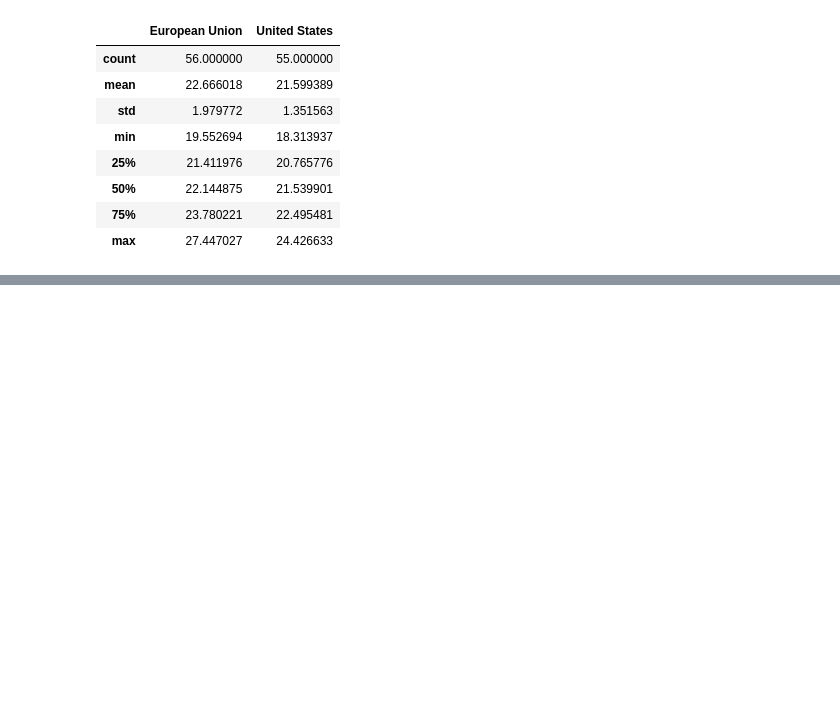
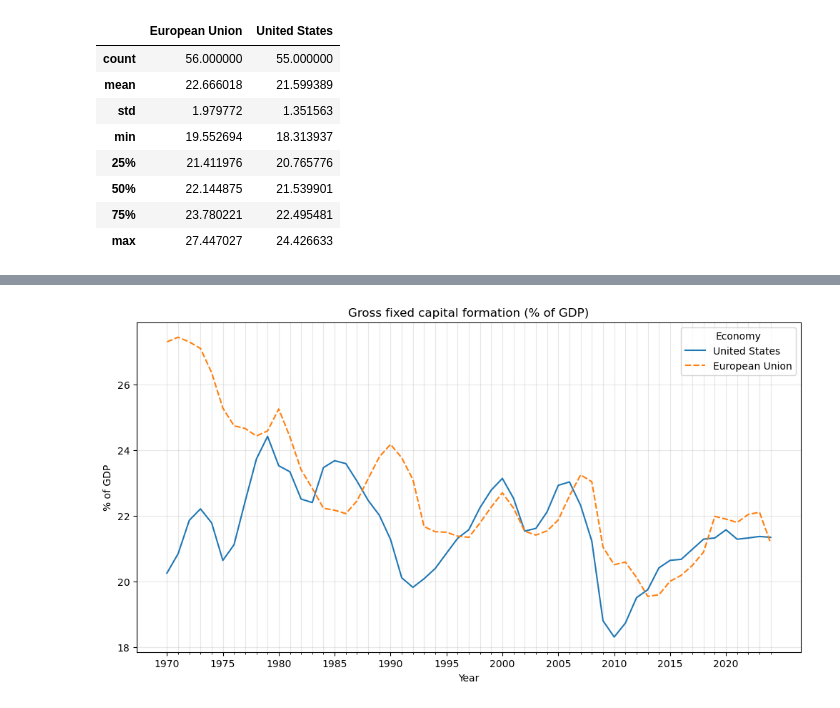
Before and after one commit to sabalunax/RKiF_Analiza, a Jupyter notebook: Analiza_RKiF.ipynb, the cells around one changed output, grey strips where cells are left out. Saved outputs shown, nothing was run; the diff lists cells and outputs as text; code cells hidden in the pictures; blank space fills up the shorter version.

```diff
--- a/Analiza_RKiF.ipynb
+++ b/Analiza_RKiF.ipynb
@@ -118,5 +101,4 @@ df_US_EU.describe()
 | 75% | 23.780221 | 22.495481 |
 | max | 27.447027 | 24.426633 |
 # %%
-import sys
-print(sys.version)
+df_US_EU = df_US_EU.dropna()
@@ -124,0 +129,23 @@ print(sys.version)
+# %%
+plt.figure(figsize=(12, 6))
+
+ax = sns.lineplot(data=df_US_EU[['United States', 'European Union']])
+
+plt.title('Gross fixed capital formation (% of GDP)')
+plt.xlabel('Year')
+plt.ylabel('% of GDP')
+
+plt.legend(title='Economy')
+plt.grid(alpha=0.3)
+
+# Etykiety co pięć lat
+ax.set_xticks(np.arange(0, len(df_US_EU.index), 5))
+ax.set_xticklabels(df_US_EU.index[::5])
+
+# Kreska osi i siatka dla każdego roku
+ax.set_xticks(np.arange(len(df_US_EU.index)), minor=True)
+ax.grid(which='minor', axis='x', alpha=0.3)
+
+plt.show()
+# %% [output]
+[figure, added]
```
Also changed, not shown: parts of 21 cells of this notebook.
